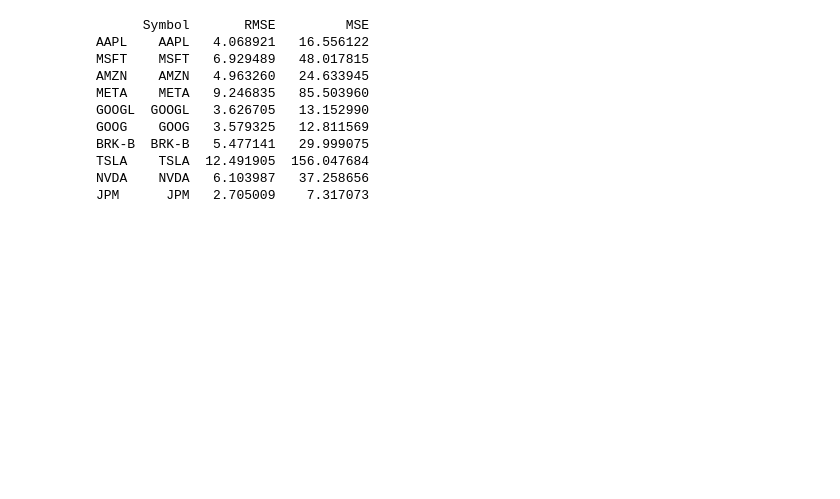
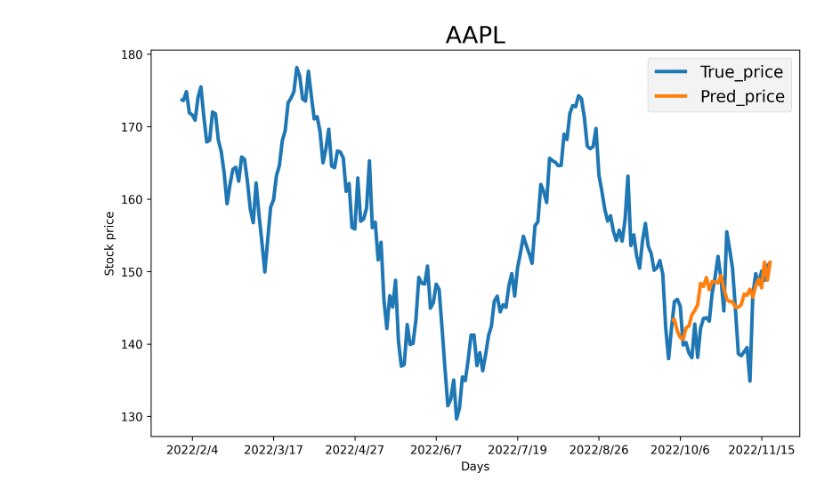
Before and after one commit to puweilin/CS7643, a Jupyter notebook: LSTM.ipynb, the cells around one changed output. Saved outputs shown, nothing was run; the diff lists cells and outputs as text; code cells hidden in the pictures; blank space fills up the shorter version.

```diff
--- a/LSTM.ipynb
+++ b/LSTM.ipynb
@@ -31,10 +31,11 @@ def format_dataset():
 # %%
 ##Create the LSTM model
 class LSTM(nn.Module):
-    def __init__(self, hidden_size, num_layers):
+    def __init__(self, hidden_size, num_layers, out_seq):
         super(LSTM, self).__init__()
         self.hidden_size = hidden_size
         self.num_layers = num_layers
+        self.out_seq = out_seq
         #Define the LSTM model
         self.LSTM = nn.LSTM(
             input_size=1,
@@ -44,14 +45,14 @@ class LSTM(nn.Module):
         )
 
         #Define the Linear model to get the ouput.
-        self.linear = nn.Linear(self.hidden_size, 1)
+        self.linear = nn.Linear(self.hidden_size, self.out_seq)
 
         #Define the forward function
     def forward(self, x):
         # Initialize hidden state with zeros
-        h0 = torch.zeros(self.num_layers, x.size(0), self.hidden_size).requires_grad_()
+        h0 = torch.zeros(self.num_layers, x.size(0), self.hidden_size, device = x.device).requires_grad_()
         # Initialize cell state
-        c0 = torch.zeros(self.num_layers, x.size(0), self.hidden_size).requires_grad_()
+        c0 = torch.zeros(self.num_layers, x.size(0), self.hidden_size, device = x.device).requires_grad_()
         # Perform LSTM model.
         out, (hn, cn) = self.LSTM(x, (h0.detach(), c0.detach()))
 
@@ -264,16 +378,34 @@ for i in range(10):
+# %%
+##Visualize the comparison of predicted values against the real values.
+import matplotlib.dates as mdates
+import matplotlib.pyplot as plt
+from matplotlib.dates import MO, TU, WE, TH, FR, SA, SU
+week_locator = mdates.WeekdayLocator(byweekday=MO, interval = 4)
+
+
+Target_SYMBOL = "AAPL"
+fig = plt.figure(figsize=(10, 6), dpi = 300)
+fig = plt.subplot(1,1,1)
+fig.xaxis.set_major_locator(week_locator)
+
+data = pd.read_csv('data.csv')
+Actual = data.loc[data['symbol'] == Target_SYMBOL]
+Prediction = plotdata.loc[(plotdata['SYMBOL'] == Target_SYMBOL)]
+plt.style.use('fivethirtyeight')
+plt.plot(Actual['date'], Actual['price'], linewidth = 3,  label = "True_price")
+plt.plot(Prediction['Pred_prices'], linewidth = 3, label = "Pred_price")
+plt.xlabel("Days")
+plt.ylabel("Stock price")
+plt.legend(loc=0)
+plt.title("AAPL")
+plt.savefig("AAPL.png")
+# %% [output]
+[figure, added]
 # %%
 ##Get a model to assess the MSE, RMSE and MAE for the model prediction (Model prediction error table).
-result = pd.DataFrame({'Symbol':SPY_TOP_10_SYMBOLS, 'RMSE':RMSE_total, 'MSE': MSE_total}, index = SPY_TOP_10_SYMBOLS)
-print(result)
+SPY_TOP_10_SYMBOLS = ["AAPL", "MSFT", "AMZN", "META", "GOOGL", "GOOG", "BRK-B", "TSLA", "NVDA", "JPM"]
+df_result = pd.read_excel("df_result2.xlsx")
+best_result = df_result.sort_values('RMSE').drop_duplicates('SYMBOL').sort_values('SYMBOL')
+best_result['SYMBOL'] = pd.Categorical(best_result['SYMBOL'], SPY_TOP_10_SYMBOLS)
+best_result.to_excel("Final_Result.xlsx")
+#print(best_result)
-# %% [output]
-      Symbol       RMSE         MSE
-AAPL    AAPL   4.068921   16.556122
-MSFT    MSFT   6.929489   48.017815
-AMZN    AMZN   4.963260   24.633945
-META    META   9.246835   85.503960
-GOOGL  GOOGL   3.626705   13.152990
-GOOG    GOOG   3.579325   12.811569
-BRK-B  BRK-B   5.477141   29.999075
-TSLA    TSLA  12.491905  156.047684
-NVDA    NVDA   6.103987   37.258656
-JPM      JPM   2.705009    7.317073
```
Also changed, not shown: parts of 5 cells of this notebook.
